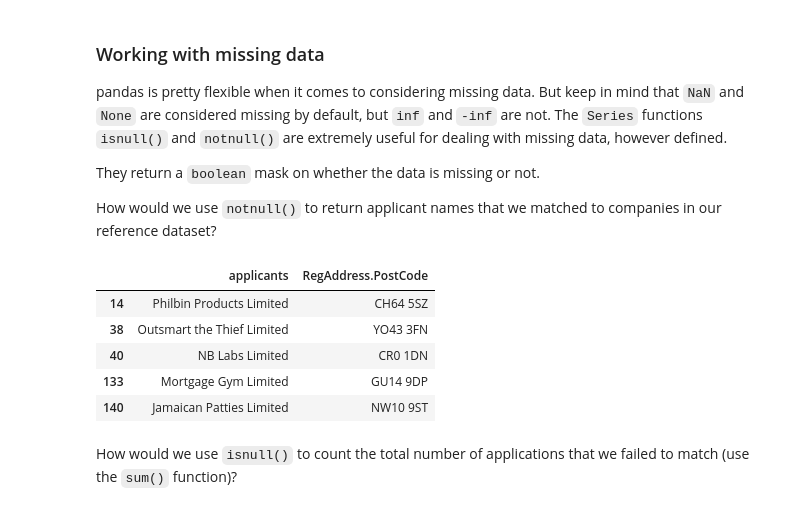
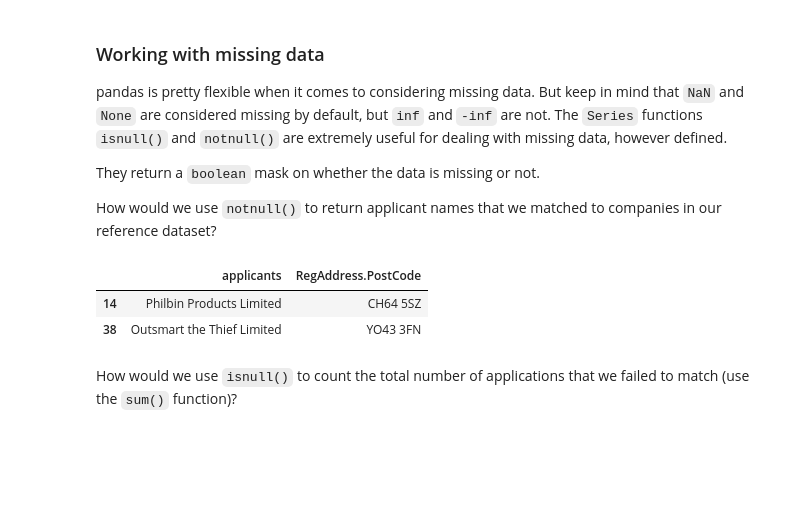
Before and after one commit to JasnaJejcic/training, a Jupyter notebook: s2ds_python/tutorial_part_2.ipynb, the cells around one changed output. Drawn from its saved outputs; the diff is of its cells as text; code cells hidden in the pictures; blank space fills up the shorter version.

Commit message:
Corrections post proof read

````diff
--- a/s2ds_python/tutorial_part_2.ipynb
+++ b/s2ds_python/tutorial_part_2.ipynb
@@ -823,14 +818,11 @@
 
 How would we use ```notnull()``` to return applicant names that we matched to companies in our reference dataset?
 # %%
-matched_trademarks[matched_trademarks['RegAddress.PostCode'].notnull()].head(5)
+matched_trademarks[matched_trademarks['RegAddress.PostCode'].notnull()].head(2)
 # %% [output]
 |  | applicants | RegAddress.PostCode |
 | 14 | Philbin Products Limited | CH64 5SZ |
 | 38 | Outsmart the Thief Limited | YO43 3FN |
-| 40 | NB Labs Limited | CR0 1DN |
-| 133 | Mortgage Gym Limited | GU14 9DP |
-| 140 | Jamaican Patties Limited | NW10 9ST |
 # %% [markdown]
 How would we use ```isnull()``` to count the total number of applications that we failed to match (use the ```sum()``` function)?
 # %%
````
Also changed, not shown: parts of 34 cells of this notebook.
